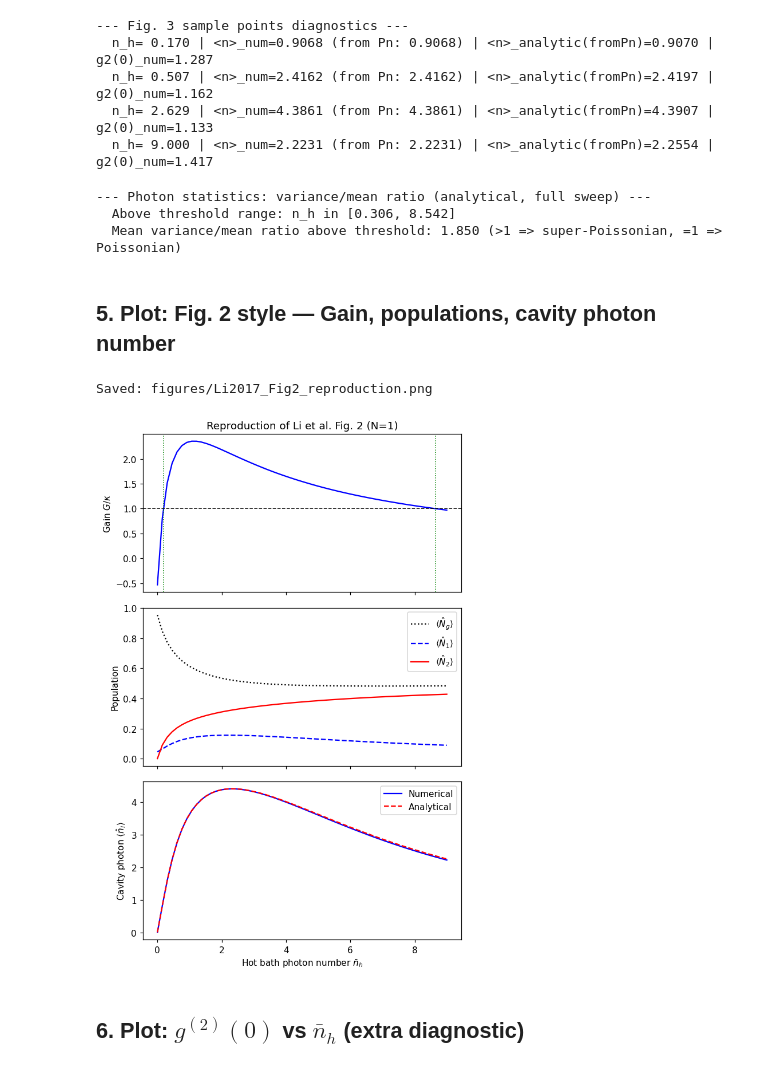
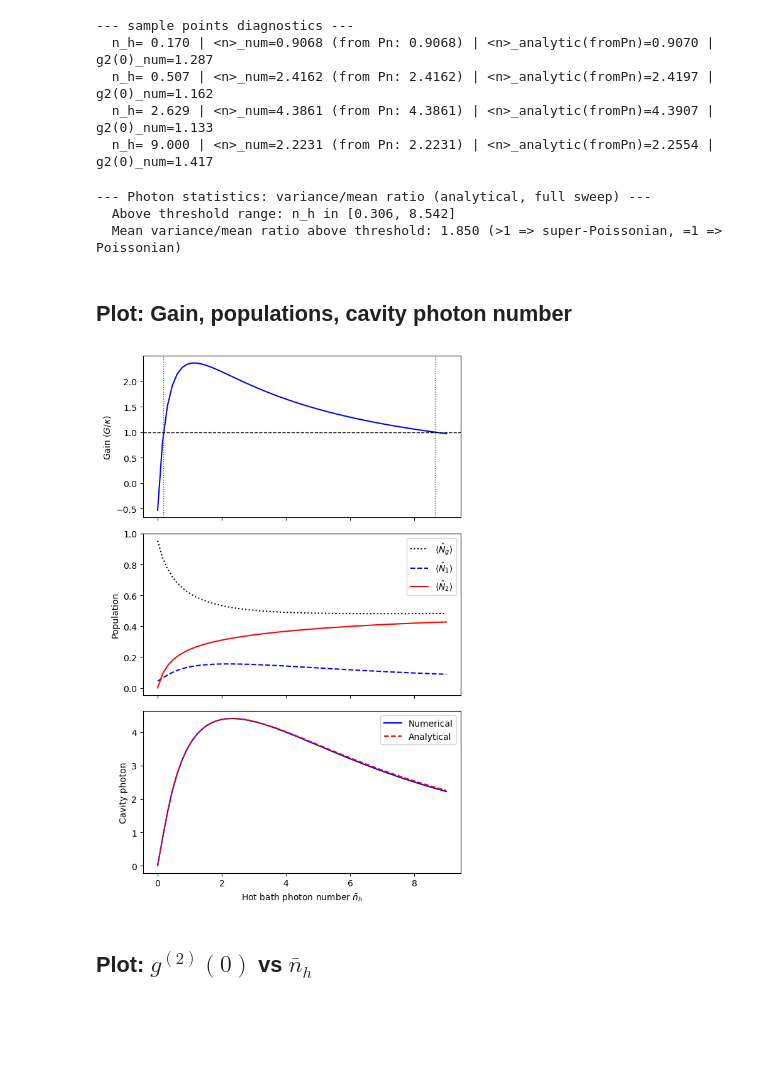
Before and after one commit to gbhanja/Cavity_Maser, a Jupyter notebook: cavity_maserN1.ipynb, the cells around one changed output. Saved outputs shown, nothing was run; the diff lists cells and outputs as text; code cells hidden in the pictures; blank space fills up the shorter version.

```diff
--- a/cavity_maserN1.ipynb
+++ b/cavity_maserN1.ipynb
@@ -17,8 +4,6 @@ import matplotlib.pyplot as plt
 import os
 import sys
 
-%matplotlib inline
-plt.rcParams['figure.dpi'] = 110
 
 print("Current working directory:", os.getcwd())
 # %% [output]
@@ -187,5 +11,38 @@ if len(thresholds) == 2:
+# %%
+downloads = os.path.join(os.path.expanduser("~"), "Downloads")
+
+filename = os.path.join(downloads, "cavity_maser_N1.npz")
+
+data = np.load(filename)
+
+nh_values_l     = data["nh_values"]
+G_over_kappa    = data["G_over_kappa"]
+pop_g           = data["pop_g"]
+pop_1           = data["pop_1"]
+pop_2           = data["pop_2"]
+navg_numeric    = data["navg_numeric"]
+navg_analytic   = data["navg_analytic"]
+g2_numeric      = data["g2_numeric"]
+var_analytic    = data["var_analytic"]
+
+nh_points_l     = data["nh_points"]
+Pn_num_arr      = data["Pn_num_arr"]
+Pn_an_arr       = data["Pn_an_arr"]
+navg_fig3       = data["navg_fig3"]
+g2_fig3         = data["g2_fig3"]
+Wigner_arr      = data["Wigner_arr"]
+xvec            = data["xvec"]
+
+thresholds      = data["thresholds"]
+
+kappa_saved   = float(data["kappa"])
+g_saved       = float(data["g"])
+gamma_h_saved = float(data["gamma_h"])
+gamma_c_saved = float(data["gamma_c"])
+nc_saved      = float(data["nc"])
+n_max_saved   = int(data["n_max"])
 # %%
-print("--- Fig. 3 sample points diagnostics ---")
+print("--- sample points diagnostics ---")
 n_range = np.arange(Pn_num_arr.shape[1])
 
 for row, nh in enumerate(nh_points_l):
@@ -196,7 +53,7 @@ for row, nh in enumerate(nh_points_l):
           f"<n>_analytic(fromPn)={navg_from_Pn_an:.4f} | "
           f"g2(0)_num={g2_fig3[row]:.3f}")
 # %% [output]
---- Fig. 3 sample points diagnostics ---
+--- sample points diagnostics ---
   n_h= 0.170 | <n>_num=0.9068 (from Pn: 0.9068) | <n>_analytic(fromPn)=0.9070 | g2(0)_num=1.287
   n_h= 0.507 | <n>_num=2.4162 (from Pn: 2.4162) | <n>_analytic(fromPn)=2.4197 | g2(0)_num=1.162
   n_h= 2.629 | <n>_num=4.3861 (from Pn: 4.3861) | <n>_analytic(fromPn)=4.3907 | g2(0)_num=1.133
@@ -225,39 +82,35 @@ else:
   Above threshold range: n_h in [0.306, 8.542]
   Mean variance/mean ratio above threshold: 1.850 (>1 => super-Poissonian, =1 => Poissonian)
 # %% [markdown]
-## 5. Plot: Fig. 2 style — Gain, populations, cavity photon number
+## Plot: Gain, populations, cavity photon number
 # %%
 fig, axes = plt.subplots(3, 1, figsize=(6, 9), sharex=True)
 
 axes[0].plot(nh_values_l, G_over_kappa, 'b-')
 axes[0].axhline(1.0, color='k', ls='--', lw=1)
 for th in thresholds:
     axes[0].axvline(th, color='g', ls=':', lw=1)
-axes[0].set_ylabel(r'Gain $G/\kappa$')
-axes[0].set_title('Reproduction of Li et al. Fig. 2 (N=1)')
+axes[0].set_ylabel(r'Gain $(G/\kappa)$')
+
 
 axes[1].plot(nh_values_l, pop_g, 'k:', label=r'$\langle \hat N_g\rangle$')
 axes[1].plot(nh_values_l, pop_1, 'b--', label=r'$\langle \hat N_1\rangle$')
 axes[1].plot(nh_values_l, pop_2, 'r-', label=r'$\langle \hat N_2\rangle$')
 axes[1].set_ylabel('Population')
 axes[1].legend()
 
 axes[2].plot(nh_values_l, navg_numeric, 'b-', label='Numerical')
 axes[2].plot(nh_values_l, navg_analytic, 'r--', label='Analytical')
-axes[2].set_ylabel(r'Cavity photon $\langle \hat n_l\rangle$')
+axes[2].set_ylabel(r'Cavity photon')
 axes[2].set_xlabel(r'Hot bath photon number $\bar n_h$')
 axes[2].legend()
 
 plt.tight_layout()
-fig2_path = os.path.join(output_folder, "Li2017_Fig2_reproduction.png")
-plt.savefig(fig2_path, dpi=150)
-print(f"Saved: {fig2_path}")
 plt.show()
 # %% [output]
-Saved: figures/Li2017_Fig2_reproduction.png
-[figure, old version]
+[figure, new version]
 # %% [markdown]
-## 6. Plot: $g^{(2)}(0)$ vs $\bar n_h$ (extra diagnostic)
+## Plot: $g^{(2)}(0)$ vs $\bar n_h$
 # %%
 fig_g2, ax_g2 = plt.subplots(figsize=(6, 4))
 ax_g2.plot(nh_values_l, g2_numeric, 'm-', label=r'$g^{(2)}(0)$ numerical')
```
Also changed, not shown: parts of 19 cells of this notebook.
